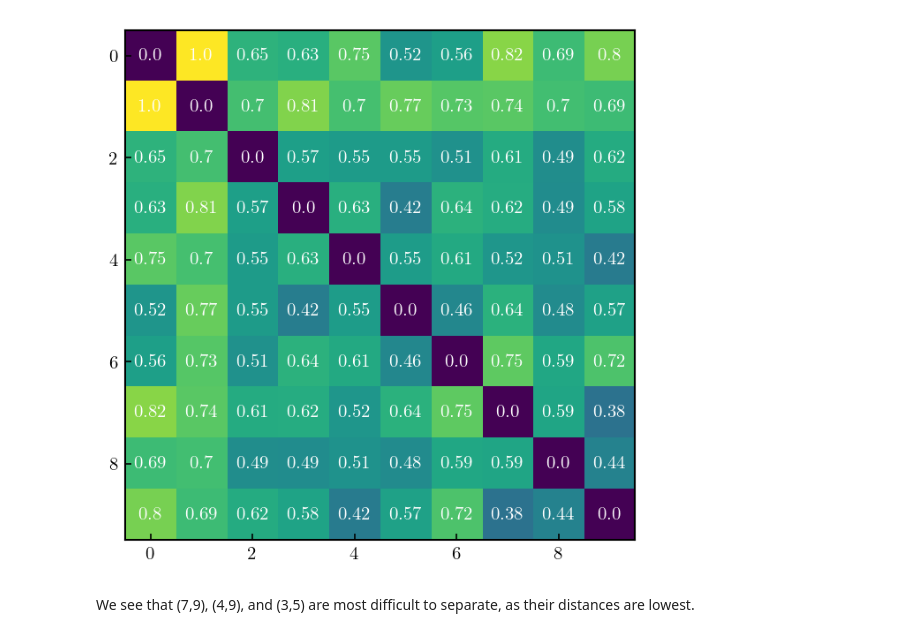
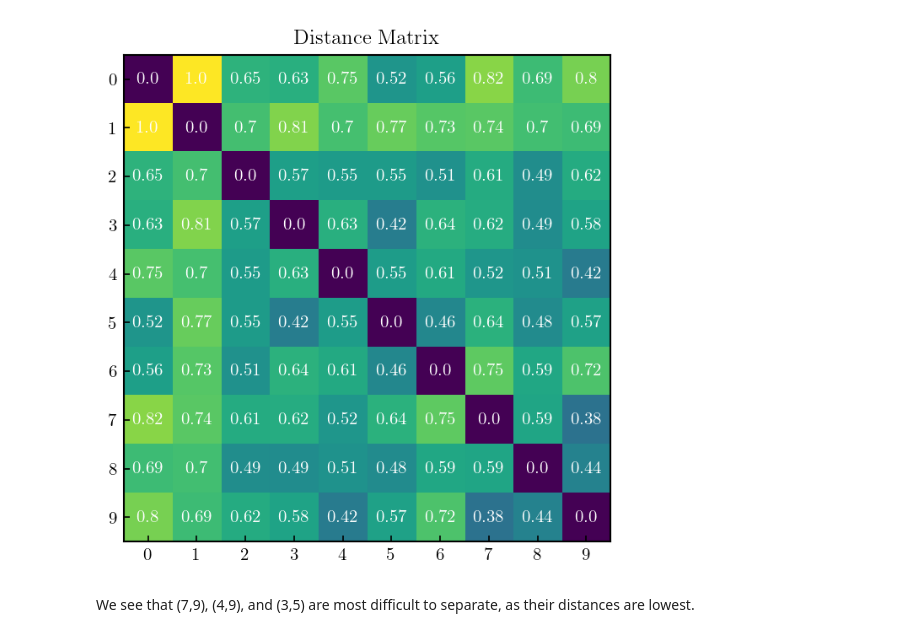
Before and after one commit to jaspermens/idl-assignments, a Jupyter notebook: A0/e1.ipynb, the cells around one changed output. Drawn from its saved outputs; the diff is of its cells as text; code cells hidden in the pictures.

```diff
--- a/A0/e1.ipynb
+++ b/A0/e1.ipynb
@@ -10,0 +4,6 @@ with open('train_out.csv', 'r') as file:
+# %%
+traindata = np.loadtxt('train_in.csv', delimiter=',')
+trainlabels = np.genfromtxt('train_out.csv', delimiter=',')
+
+testdata = np.genfromtxt('test_in.csv', delimiter=',')
+testlabels = np.genfromtxt('test_out.csv', delimiter=',')
@@ -29,21 +50,24 @@ for im, ax in zip(images, axes):
 # %%
 distance_matrix = np.zeros((10,10))
 for (i,j), _ in np.ndenumerate(distance_matrix):
     distance_matrix[i,j] = np.linalg.norm(centers[i] - centers[j])
 
 distance_matrix /= np.max(distance_matrix)
 # print(distance_matrix)
 fig, ax = plt.subplots(1,1, figsize=[5,5], dpi=150)
 ax.imshow(distance_matrix, cmap='viridis')
 
 for i in range(10):
     for j in range(10):
         text = ax.text(j, i, round(distance_matrix[i, j],2),
                        ha="center", va="center", color="w")
 ax.grid(False)
-plt.show()
+ax.set_xticks(ticks=range(10), labels=range(10))
+ax.set_yticks(ticks=range(10), labels=range(10))
+ax.set_title("Distance Matrix")
+plt.savefig("reportfigs/distance_matrix.pdf")
 # %% [output]
-[figure, old version]
+[figure, new version]
 # %% [markdown]
 We see that (7,9), (4,9), and (3,5) are most difficult to separate, as their distances are lowest.
 # %%
```
Also changed, not shown: parts of 12 cells of this notebook, 6 other files.
